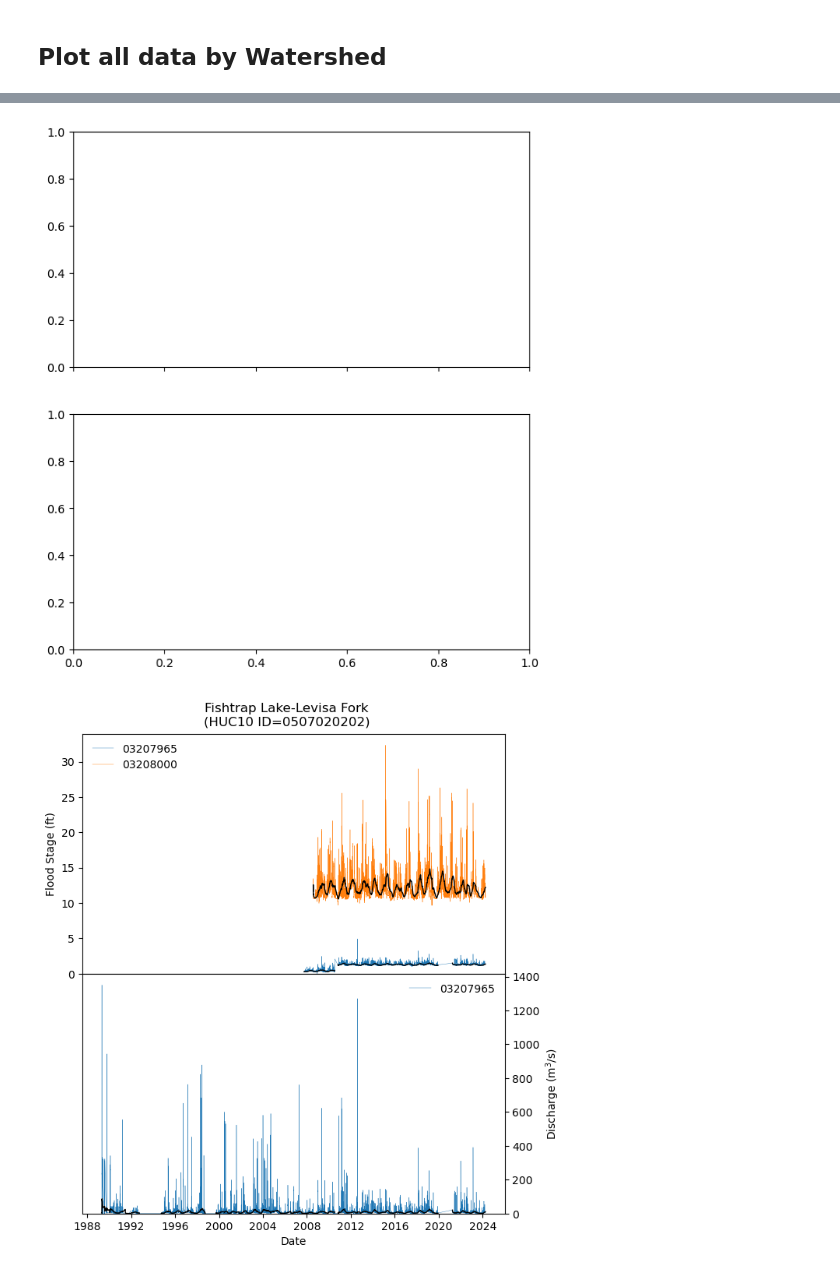
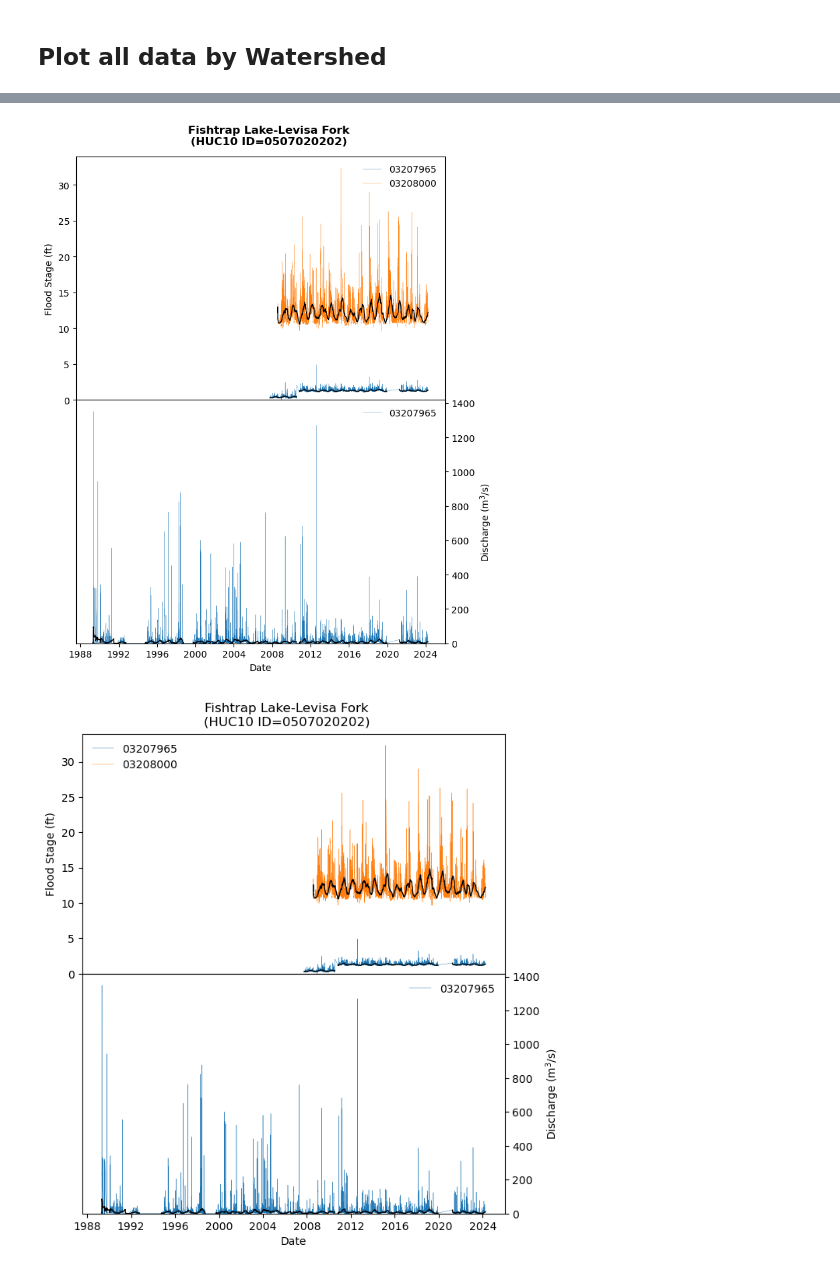
Before and after one commit to masseygeo/watersheds, a Jupyter notebook: ElevatedStreamFlowEvents/ElevatedStreamFlowEvents.ipynb, the cells around one changed output, grey strips where cells are left out. Cells and saved outputs as stored; diff of their text form; code cells hidden in the pictures.

```diff
--- a/ElevatedStreamFlowEvents/ElevatedStreamFlowEvents.ipynb
+++ b/ElevatedStreamFlowEvents/ElevatedStreamFlowEvents.ipynb
@@ -113,14 +130,35 @@ def create_subplot_axes(nrows):
+# %%
+    ax[0].legend(frameon=False)
+    ax[0].tick_params(labelbottom=False)
+    ax[0].set_ylim(bottom=0)
+    ax[0].set_ylabel('Flood Stage (ft)')
+
+    ax[1].legend(frameon=False)
+    ax[1].set_xlabel('Date')
+    ax[1].set_ylim(bottom=0)
+    ax[1].yaxis.tick_right()
+    ax[1].yaxis.set_label_position('right')
+    ax[1].set_ylabel('Discharge (m$^3$/s)')
+
+    plt.subplots_adjust(hspace=0)
+    plt.suptitle(f'{watershed_name}\n(HUC10 ID={watershed})', y=0.93)
+    plt.show()
 # %%
+# get array of unique watershed id's with stream gauges
 watersheds_with_gauges = gdf_gauges['huc10'].unique()
 
+# iterate through watersheds with stream gauges...
 for watershed in watersheds_with_gauges:
 
+    # get dataframe of all stream gauges within watershed
     watershed_gauges = gdf_gauges.loc[gdf_gauges['huc10'] == watershed]
+
+    # get name of watershed (for plotting)
     watershed_name = gdf_watersheds.loc[gdf_watersheds['huc10'] == watershed, 'name'].values[0]
 
-    # check data availability
-    has_gh = any(watershed_gauges['gh'] == 1)
-    has_sf = any(watershed_gauges['sf'] == 1)
+    # check data availability...
+    has_gh = any(watershed_gauges['gh'] == 1)     # gauge height
+    has_sf = any(watershed_gauges['sf'] == 1)     # streamflow
 
     # define number of subplot rows based on data availability
     nrows = sum([has_gh, has_sf])
@@ -129,24 +167,75 @@ for watershed in watersheds_with_gauges:
     if nrows == 0:
         continue
 
+    # plot...
+    fig, ax = create_subplot_axes(nrows)
+
+    # if only one data type make ax object iterable
     if nrows == 1:
         ax = [ax]
 
-    fig, ax = create_subplot_axes(nrows)
+    # define significance level for confidence interval
+    alpha=0.001
 
+    # gauge height data...
     if has_gh:
+
+        # subset watershed dataframe for gauge height data only
         gauge_height_gauges = watershed_gauges[watershed_gauges['gh'] == 1]
+
+        # iterate through all stream gauges with gauge height data...
         for index, row in gauge_height_gauges.iterrows():
-            df_gh = process_gauge_data(row['site_no'], 'gauge_height')
-            ax[0].plot(df_gh.index, df_gh.iloc[:,0], linewidth=0.25)
-            ax[0].plot(df_gh.index, df_gh['upperci'], linewidth=1, color='k', label=f"{row['site_no']}")
 
+            # call custom functions to process data, calculate moving average and confidence interval, return dataframe
+            df_gh = process_gauge_data(row['site_no'], 'gauge height', alpha=alpha)
+
+            # plot raw data
+            ax[0].plot(df_gh.index, df_gh.iloc[:,0], linewidth=0.25, label=f"{row['site_no']}")
+
+            # plot upper confidence interval
+            ax[0].plot(df_gh.index, df_gh['upperci'], linewidth=1, color='k')
+
+        ax[0].legend(frameon=False)
+        ax[0].set_ylim(bottom=0)
+        ax[0].set_ylabel('Flood Stage (ft)')
+
+    # streamflow data...
     if has_sf:
-        # Determine the correct index for streamflow data
+
+        # determine the correct index for streamflow data (for correct subplot axes)
         sf_index = 1 if has_gh else 0
+
+        # subset dataframe
         streamflow_gauges = watershed_gauges[watershed_gauges['sf'] == 1]
+
+        # iterate through all stream gauges with streamflow data
         for index, row in streamflow_gauges.iterrows():
-            df_sf = process_gauge_data(row['site_no'], 'streamflow')
-            ax[sf_index].plot(df_sf.index, df_sf.iloc[:,0])
+
+            # call custom functions to process data, calculate moving average and confidence interval, return dataframe
+            df_sf = process_gauge_data(row['site_no'], 'streamflow', alpha=alpha)
+
+            # plot raw data
+            ax[sf_index].plot(df_sf.index, df_sf.iloc[:,0], linewidth=0.25, label=f"{row['site_no']}")
+
+            # plot upper confidence interval
+            ax[sf_index].plot(df_sf.index, df_sf['upperci'], linewidth=1, color='k')
+
+        ax[sf_index].legend(frameon=False)
+        ax[sf_index].set_ylim(bottom=0)
+        ax[sf_index].set_ylabel('Discharge (m$^3$/s)')
+
+    # set common x-label for the last subplot
+    ax[-1].set_xlabel('Date')
+
+    if has_gh and has_sf:
+        ax[0].tick_params(labelbottom=False)
+        ax[sf_index].yaxis.tick_right()
+        ax[sf_index].yaxis.set_label_position('right')
+
+    plt.tight_layout()
+    plt.subplots_adjust(hspace=0)
+    plt.suptitle(f'{watershed_name}\n(HUC10 ID={watershed})', y=1.04, weight='bold')
+    plt.show()
+
     break
 # %% [output]
@@ -154,4 +242,4 @@ IndexError: list index out of range
-[figure, old version]
+[figure, new version]
 # %%
 watersheds_with_gauges = gdf_gauges['huc10'].unique()
 
```
Also changed, not shown: parts of 8 cells of this notebook, 2 other files.
